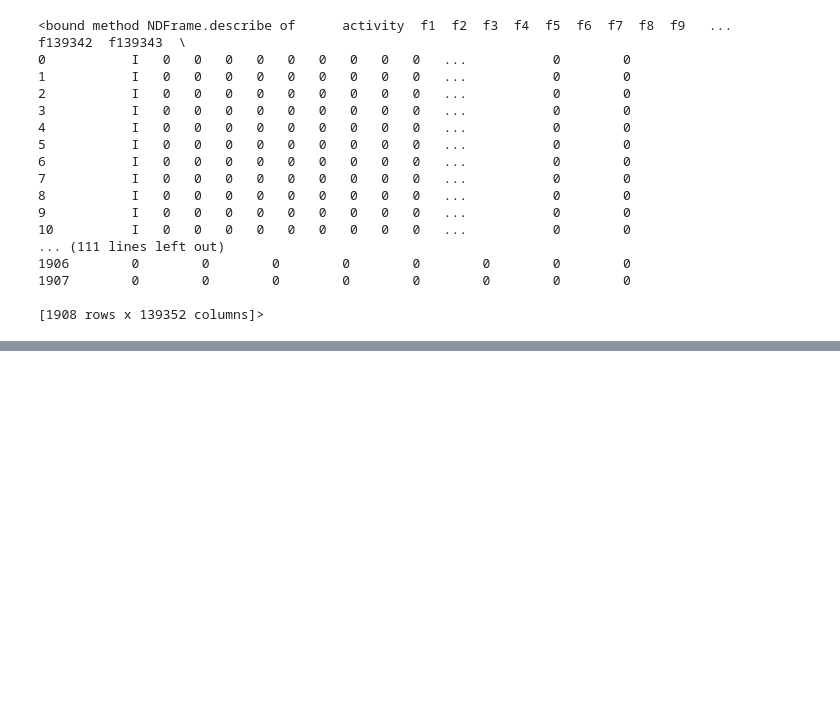
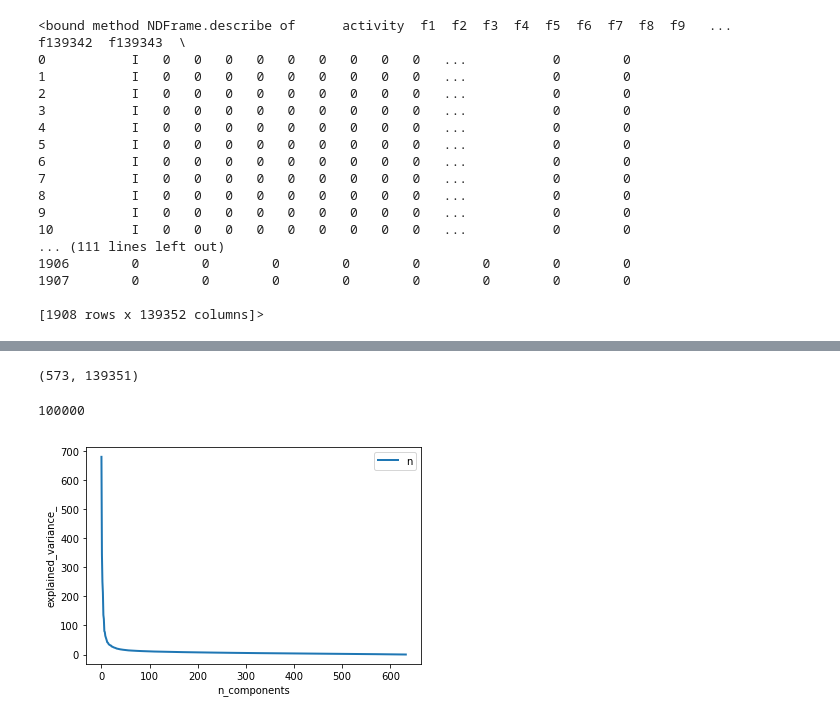
Before and after one commit to suneelnair1/Research_Internship, a Jupyter notebook: Sunil_Nair_Research_Internship_Codeset.ipynb, the cells around one changed output, grey strips where cells are left out. Cells and saved outputs as stored; diff of their text form; code cells hidden in the pictures; blank space fills up the shorter version.

```diff
--- a/Sunil_Nair_Research_Internship_Codeset.ipynb
+++ b/Sunil_Nair_Research_Internship_Codeset.ipynb
@@ -63,6 +47,7 @@ activity
 # Assigning the features to the Train dataframe
 
 train_data.columns = features
+test_data.columns = features
 # %%
 train_data.describe
 # %% [output]
@@ -127,0 +113,6 @@ test_data.drop('?',axis=1)
+# %%
+# Replacing the NA values
+
+# from sklearn.preprocessing import Imputer
+
+test_data.fillna(test_data.median(),inplace=True)
@@ -127,0 +138,3 @@ test_data.drop('?',axis=1)
+# %%
+# test_data.drop('?',axis=1)
+test_data.drop(['activity'],axis =1,inplace = True)
@@ -155,0 +194,31 @@ array([<matplotlib.axes._subplots.AxesSubplot object at 0x...>,
+# %%
+X_val.shape
+# %% [output]
+(573, 139351)
+# %%
+# Applying PCA on the Test set
+
+from sklearn import decomposition
+from sklearn.decomposition import PCA
+
+PCA = PCA(n_components = 100000)
+
+X = test_data
+
+X_new = PCA.fit(X)
+# %%
+# Verifying the PCA components
+
+X_new.n_components_
+# %% [output]
+100000
+# %%
+# PCA Plots
+
+plt.plot(PCA.explained_variance_,linewidth = 2)
+plt.xlabel('n_components')
+plt.ylabel('explained_variance_')
+plt.legend('n_components')
+plt.show()
+# %% [output]
+[figure, added]
```
Also changed, not shown: parts of 25 cells of this notebook.
